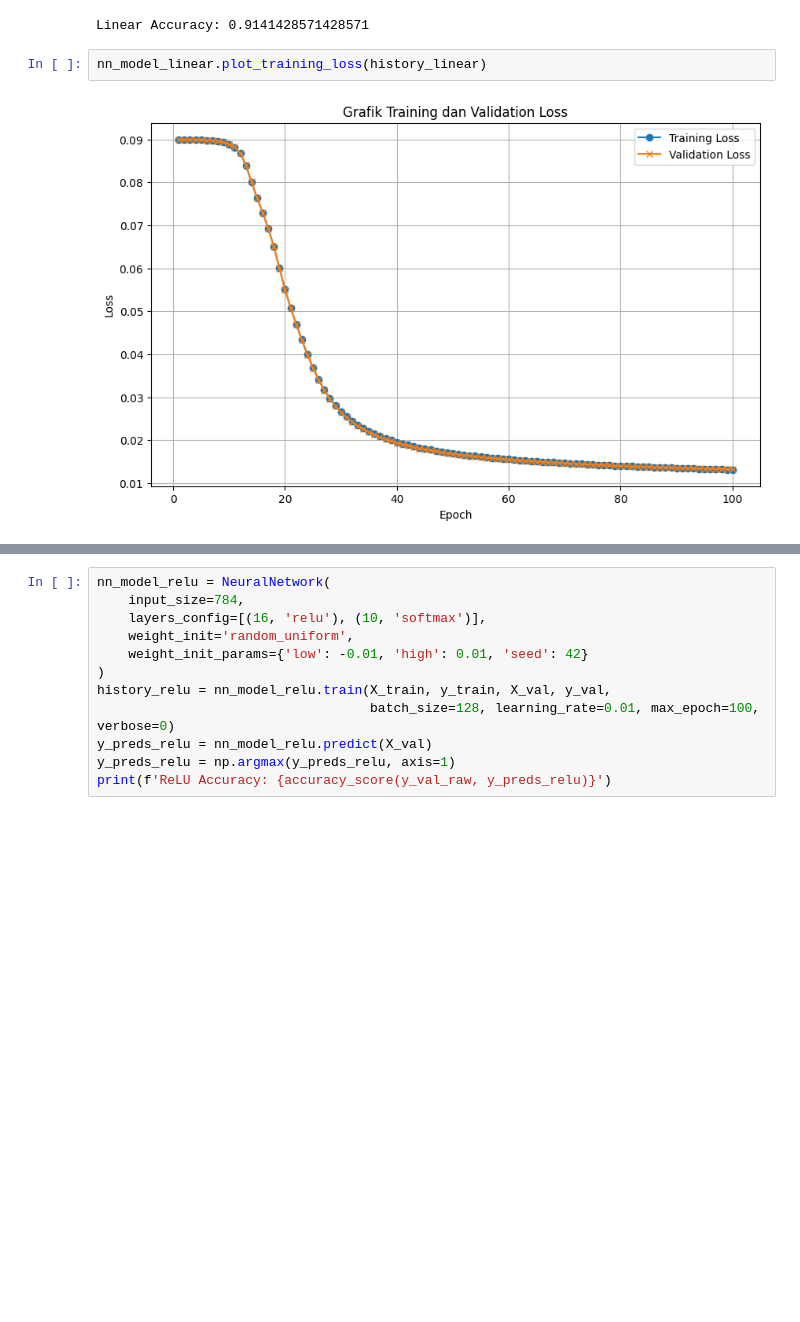
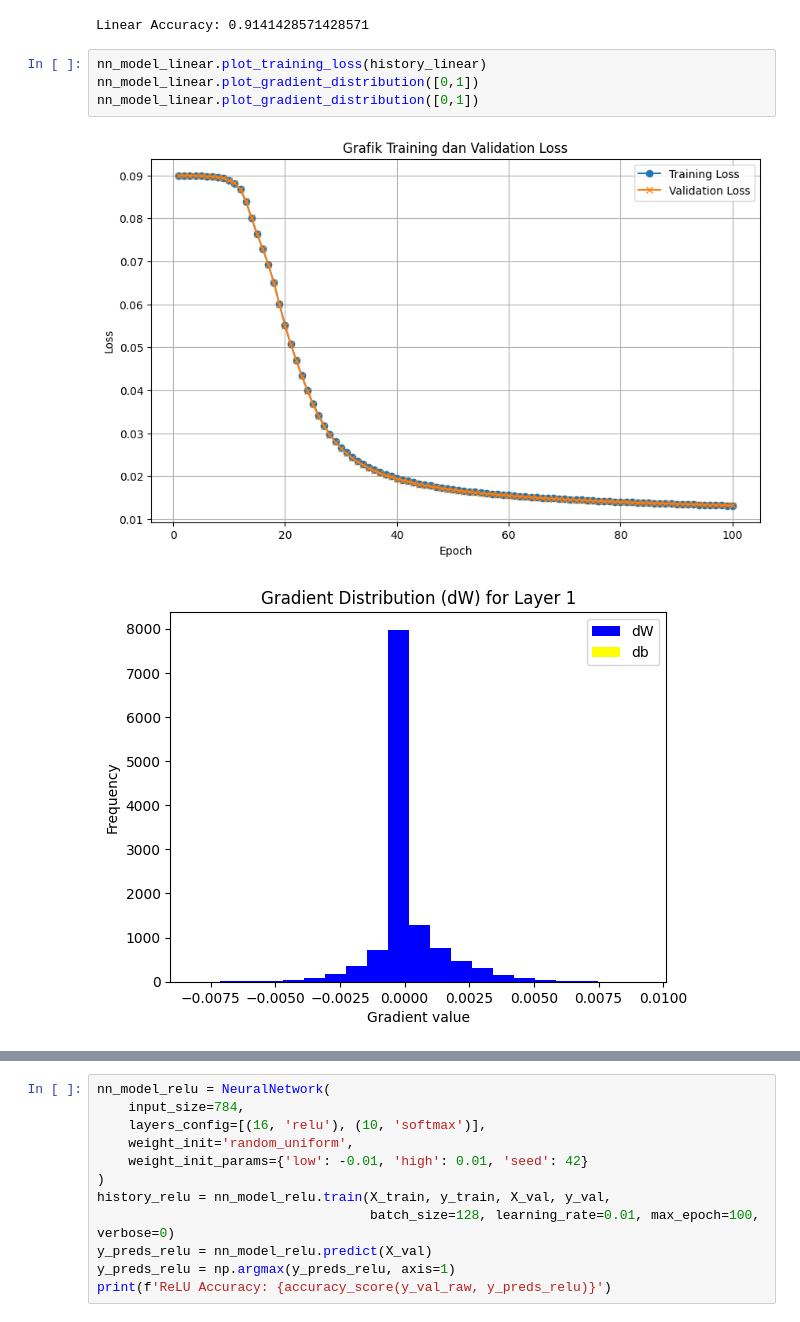
Before and after one commit to DrwnRstnly/48-IF3270-FFNN, a Jupyter notebook: src/test.ipynb, the cells around one changed output, grey strips where cells are left out. Saved outputs shown, nothing was run; the diff lists cells and outputs as text; blank space fills up the shorter version.

```diff
--- a/src/test.ipynb
+++ b/src/test.ipynb
@@ -159,7 +159,10 @@ y_preds_linear = np.argmax(y_preds_linear, axis=1)
 print(f'Linear Accuracy: {accuracy_score(y_val_raw, y_preds_linear)}')
 # %% [output]
 Linear Accuracy: 0.9141428571428571
-# %%
-nn_model_linear.plot_training_loss(history_linear)
-# %% [output]
-[figure, removed]
+# %%
+nn_model_linear.plot_training_loss(history_linear)
+nn_model_linear.plot_gradient_distribution([0,1])
+nn_model_linear.plot_gradient_distribution([0,1])
+# %% [output]
+[figure, added]
+[figure, added]
```
Also changed, not shown: parts of 38 cells of this notebook.
